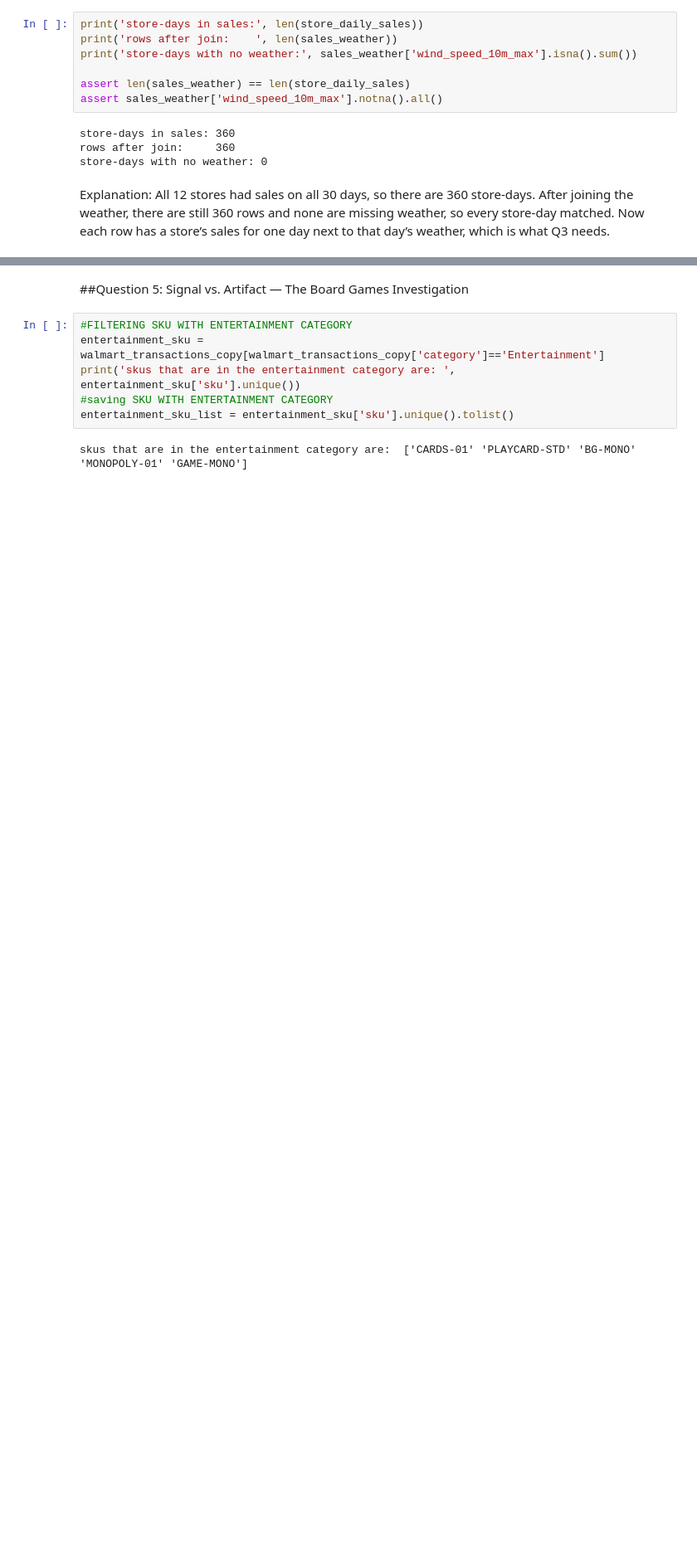
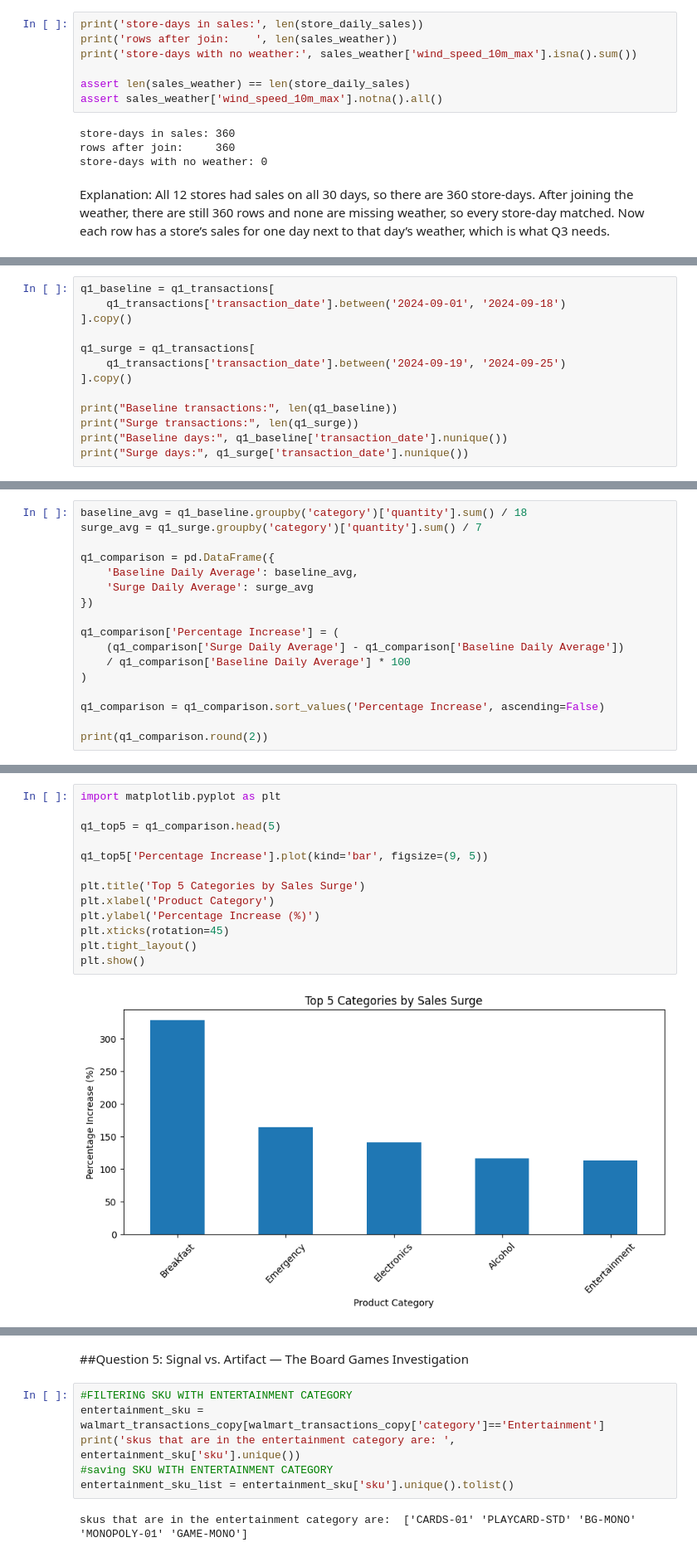
Before and after one commit to prabhnoor14/walmart-hurricane-project, a Jupyter notebook: notebooks/team_notebook.ipynb, the cells around one changed output, grey strips where cells are left out. Shown at 83% size. Drawn from its saved outputs; the diff is of its cells as text; blank space fills up the shorter version.

Commit message:
Q1: add demand surge analysis and visualizations

```diff
--- a/notebooks/team_notebook.ipynb
+++ b/notebooks/team_notebook.ipynb
@@ -1250,0 +1271,13 @@ Explanation: All 12 stores had sales on all 30 days, so there are 360 store-days
+# %%
+q1_baseline = q1_transactions[
+    q1_transactions['transaction_date'].between('2024-09-01', '2024-09-18')
+].copy()
+
+q1_surge = q1_transactions[
+    q1_transactions['transaction_date'].between('2024-09-19', '2024-09-25')
+].copy()
+
+print("Baseline transactions:", len(q1_baseline))
+print("Surge transactions:", len(q1_surge))
+print("Baseline days:", q1_baseline['transaction_date'].nunique())
+print("Surge days:", q1_surge['transaction_date'].nunique())
@@ -1250,0 +1291,17 @@ Explanation: All 12 stores had sales on all 30 days, so there are 360 store-days
+# %%
+baseline_avg = q1_baseline.groupby('category')['quantity'].sum() / 18
+surge_avg = q1_surge.groupby('category')['quantity'].sum() / 7
+
+q1_comparison = pd.DataFrame({
+    'Baseline Daily Average': baseline_avg,
+    'Surge Daily Average': surge_avg
+})
+
+q1_comparison['Percentage Increase'] = (
+    (q1_comparison['Surge Daily Average'] - q1_comparison['Baseline Daily Average'])
+    / q1_comparison['Baseline Daily Average'] * 100
+)
+
+q1_comparison = q1_comparison.sort_values('Percentage Increase', ascending=False)
+
+print(q1_comparison.round(2))
@@ -1250,0 +1328,15 @@ Explanation: All 12 stores had sales on all 30 days, so there are 360 store-days
+# %%
+import matplotlib.pyplot as plt
+
+q1_top5 = q1_comparison.head(5)
+
+q1_top5['Percentage Increase'].plot(kind='bar', figsize=(9, 5))
+
+plt.title('Top 5 Categories by Sales Surge')
+plt.xlabel('Product Category')
+plt.ylabel('Percentage Increase (%)')
+plt.xticks(rotation=45)
+plt.tight_layout()
+plt.show()
+# %% [output]
+[figure, added]
```
Also changed, not shown: parts of 10 cells of this notebook.
